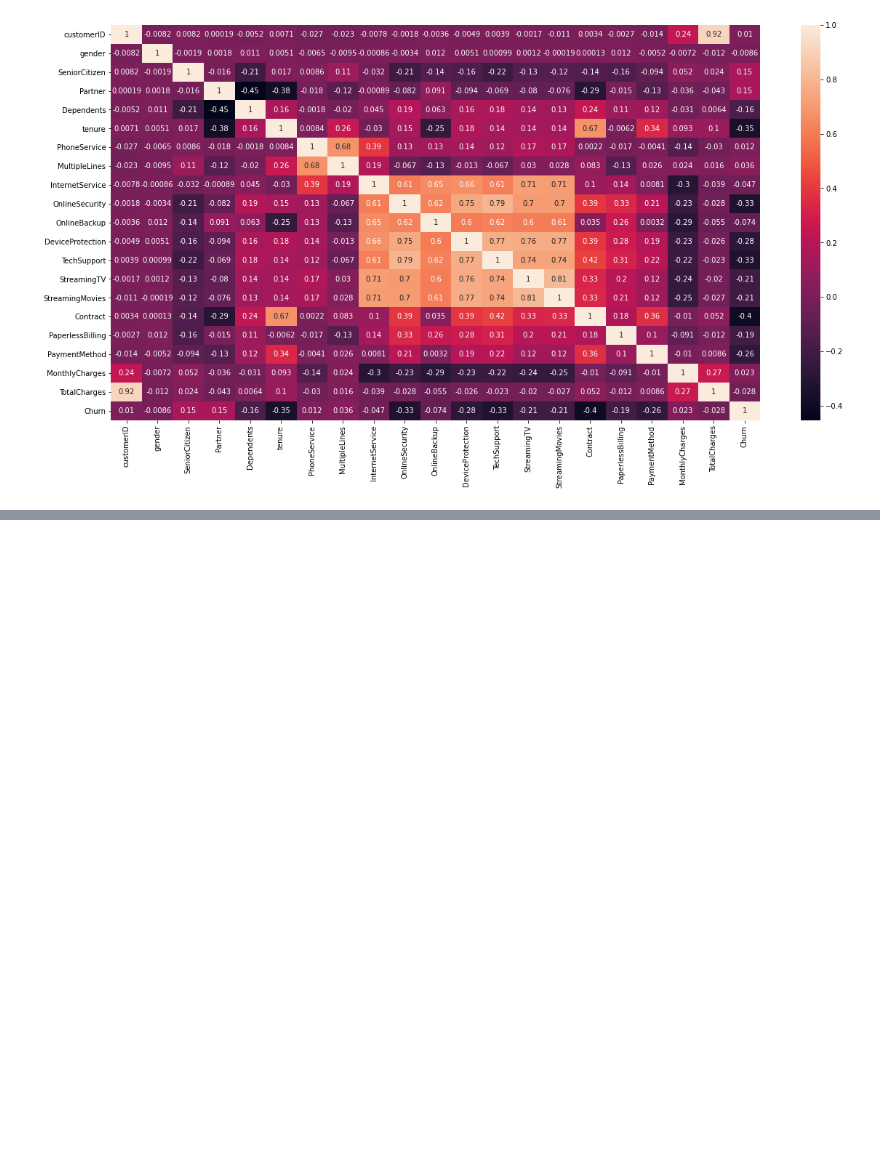
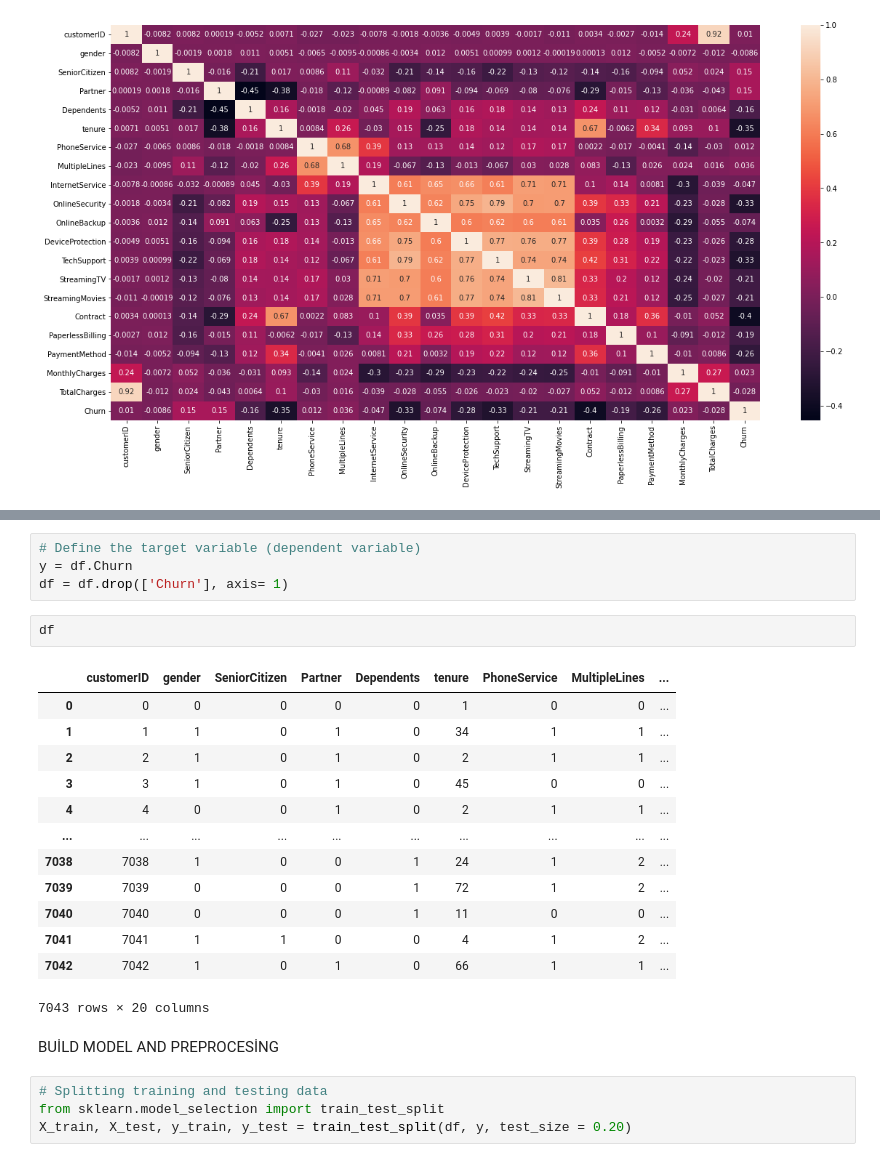
Before and after one commit to mustafabozkaya/CHURN-PREDICTION, a Jupyter notebook: curn_analisys.ipynb, the cells around one changed output, grey strips where cells are left out. Saved outputs shown, nothing was run; the diff lists cells and outputs as text; blank space fills up the shorter version.

Commit message:
build model , then fit model and evulating model performanse

```diff
--- a/curn_analisys.ipynb
+++ b/curn_analisys.ipynb
@@ -434,0 +465,26 @@ correlation_df = show_correlations(df,show_chart=True)
+# %%
+# Define the target variable (dependent variable)
+y = df.Churn
+df = df.drop(['Churn'], axis= 1)
+# %%
+df
+# %% [output]
+|  | customerID | gender | SeniorCitizen | Partner | Dependents | tenure | PhoneService | MultipleLines | ... |
+| 0 | 0 | 0 | 0 | 0 | 0 | 1 | 0 | 0 | ... |
+| 1 | 1 | 1 | 0 | 1 | 0 | 34 | 1 | 1 | ... |
+| 2 | 2 | 1 | 0 | 1 | 0 | 2 | 1 | 1 | ... |
+| 3 | 3 | 1 | 0 | 1 | 0 | 45 | 0 | 0 | ... |
+| 4 | 4 | 0 | 0 | 1 | 0 | 2 | 1 | 1 | ... |
+| ... | ... | ... | ... | ... | ... | ... | ... | ... | ... |
+| 7038 | 7038 | 1 | 0 | 0 | 1 | 24 | 1 | 2 | ... |
+| 7039 | 7039 | 0 | 0 | 0 | 1 | 72 | 1 | 2 | ... |
+| 7040 | 7040 | 0 | 0 | 0 | 1 | 11 | 0 | 0 | ... |
+| 7041 | 7041 | 1 | 1 | 0 | 0 | 4 | 1 | 2 | ... |
+| 7042 | 7042 | 1 | 0 | 1 | 0 | 66 | 1 | 1 | ... |
+7043 rows × 20 columns
+# %% [markdown]
+BUİLD MODEL AND PREPROCESİNG
+# %%
+# Splitting training and testing data
+from sklearn.model_selection import train_test_split
+X_train, X_test, y_train, y_test = train_test_split(df, y, test_size = 0.20)
```
Also changed, not shown: parts of 17 cells of this notebook.
